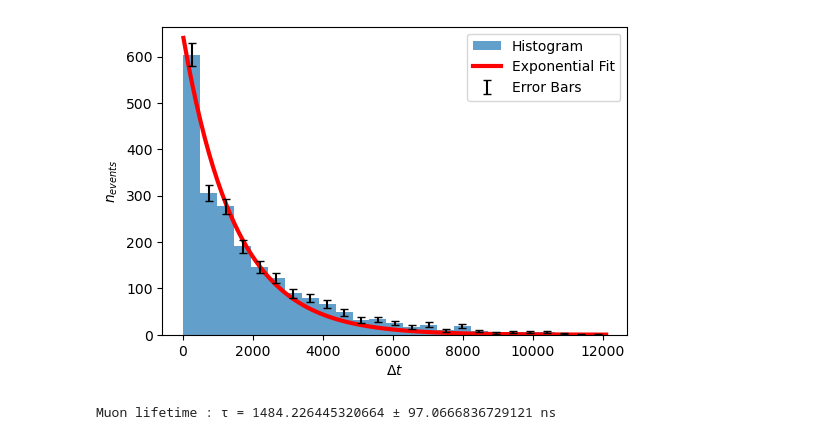
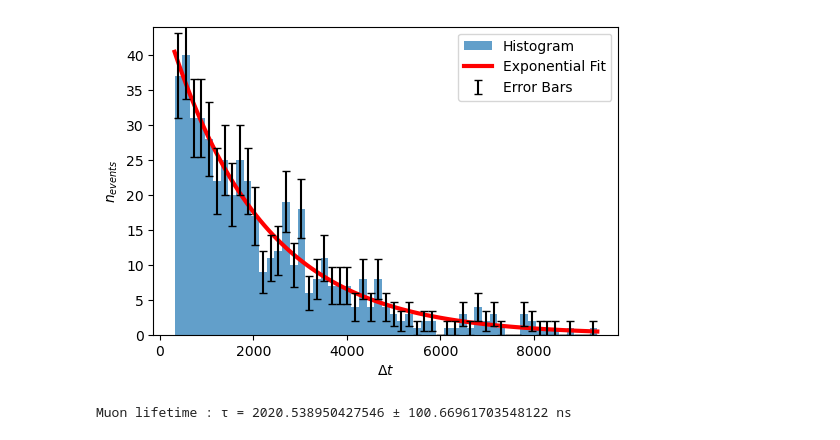
Before and after one commit to kauniska/ecal_reco, a Jupyter notebook: muon_decay/compute_lifetime.ipynb, the cells around one changed output. Drawn from its saved outputs; the diff is of its cells as text; code cells hidden in the pictures.

```diff
--- a/muon_decay/compute_lifetime.ipynb
+++ b/muon_decay/compute_lifetime.ipynb
@@ -55,10 +55,10 @@ if np.any(condition):
 time_intervals = sorted_time_intervals
 
 #Sort time interval for values inferior to lim_sup and superior to lim_inf
-lim_sup = 10
-lim_inf = 1500
-limit_min = lim_sup*clockcycle_value
-limit_max = lim_inf*clockcycle_value
+lim_sup = 1500
+lim_inf = 50
+limit_min = lim_inf*clockcycle_value
+limit_max = lim_sup*clockcycle_value
 time_intervals = [value for value in time_intervals if limit_max > value > limit_min]
 # %%
 # Exponential function for the fit
@@ -70,40 +70,40 @@ from scipy.optimize import curve_fit
 fig, ax = plt.subplots(1, 1, figsize=(6, 4))
 
 # Create histogram
-n, bins, _ = ax.hist(time_intervals, 25, density=False, alpha=0.7, label='Histogram')
+n, bins, _ = ax.hist(time_intervals, 55, density=False, alpha=0.7, label='Histogram')
 
 # Get bin centers and bin width
 bin_centers = (bins[1:] + bins[:-1]) / 2
 bin_width = bins[1] - bins[0]
 
 # Fit the exponential function to the data
 coeffs, cov = curve_fit(exponential, bin_centers, n, p0=[1700, 2000])
 
 # Plot the exponential fit
 t = np.linspace(min(time_intervals), max(time_intervals), 100)
 ax.plot(t, exponential(t, *coeffs), '-r', lw=3, label='Exponential Fit')
 
 # Add error bars to the histogram bars
 errors = np.sqrt(n)  # Simple example, you may want to customize based on your data
 ax.errorbar(bin_centers, n, yerr=errors, fmt='none', color='black', capsize=3, label='Error Bars')
 
 # Set labels and legend
 ax.set_xlabel("$\Delta t$")
 ax.set_ylabel("$n_{events}$")
 ax.set_ylim(0, max(n)*1.1)
 ax.legend()
 
 plt.show()
 fig.savefig("muon_lifetime.pdf", format="pdf", bbox_inches="tight")
 
 tau = coeffs[1]
 tau_std = np.sqrt(cov[1,1])
 
 
 print("Muon lifetime : \u03C4 = {} \u00B1 {} ns".format(tau,tau_std))
 # %% [output]
-[figure, old version]
+[figure, new version]
-Muon lifetime : τ = 1484.226445320664 ± 97.0666836729121 ns
+Muon lifetime : τ = 2020.538950427546 ± 100.66961703548122 ns
 # %%
 ## Analyse of tau in function of the superior limit of the time_interval
 #######################################################################
```
Also changed, not shown: parts of 4 cells of this notebook, 8 other files.
